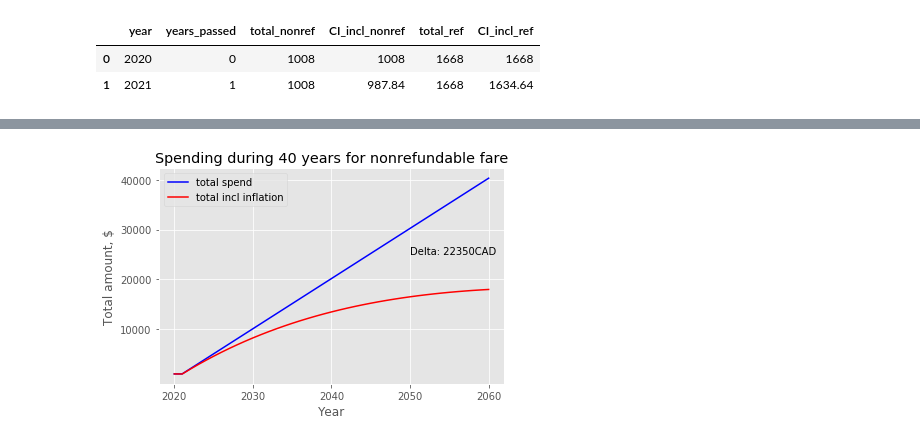
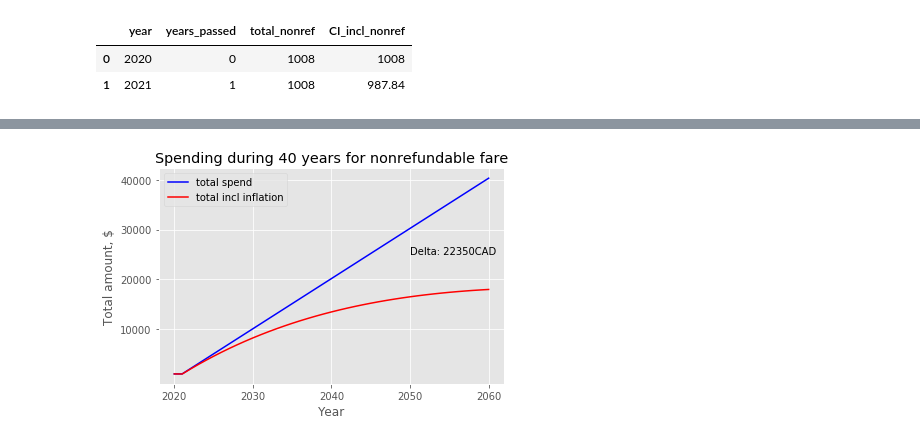
Before and after one commit to samburska/insurance, a Jupyter notebook: Insurance.ipynb, the cells around one changed output, grey strips where cells are left out. Saved outputs shown, nothing was run; the diff lists cells and outputs as text; code cells hidden in the pictures.

```diff
--- a/Insurance.ipynb
+++ b/Insurance.ipynb
@@ -17,25 +17,18 @@ def df_construct(fare = 50, rate=-2, year_beg = 2020, year_end = 2061, time_inte
 # %%
 # Nonrefundable fare for 50 000 CAD insurance
 year_beg = 2020
 year_end = 2061
+years = year_end - year_beg
+
 time_interval = 1
 rate = -2
-fare = 84
+fare_nonref = 84
+yearly_paid_nonref = fare_nonref*12
 columns = ['year', 'years_passed','total_nonref', 'CI_incl_nonref']
 
-ins_nonref = df_construct(fare, rate)
-
-# Refundable fare for 50 000 CAD insurance
-fare = 139
-columns = ['year', 'years_passed','total_ref', 'CI_incl_ref']
-
-ins_ref = df_construct(fare)
-ins_ref = ins_ref[['total_ref', 'CI_incl_ref']]
-
-# Concatenate both DF for analysis
-ins = pd.concat([ins_nonref, ins_ref], axis=1)
-ins.head(2)
+ins_nonref = df_construct(fare_nonref, rate)
+ins_nonref.head(2)
 # %% [output]
-|  | year | years_passed | total_nonref | CI_incl_nonref | total_ref | CI_incl_ref |
-| 0 | 2020 | 0 | 1008 | 1008 | 1668 | 1668 |
-| 1 | 2021 | 1 | 1008 | 987.84 | 1668 | 1634.64 |
+|  | year | years_passed | total_nonref | CI_incl_nonref |
+| 0 | 2020 | 0 | 1008 | 1008 |
+| 1 | 2021 | 1 | 1008 | 987.84 |
```
Also changed, not shown: parts of 12 cells of this notebook, 5 other files.
